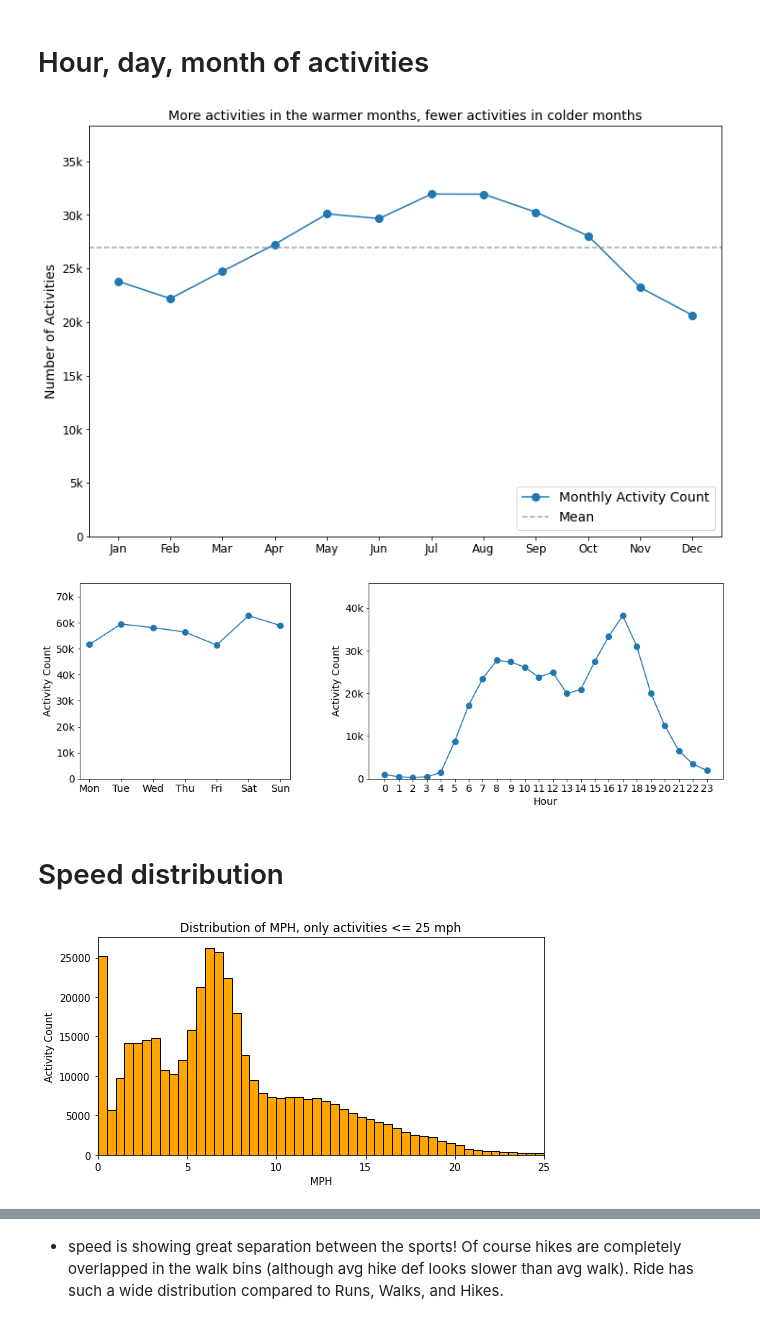
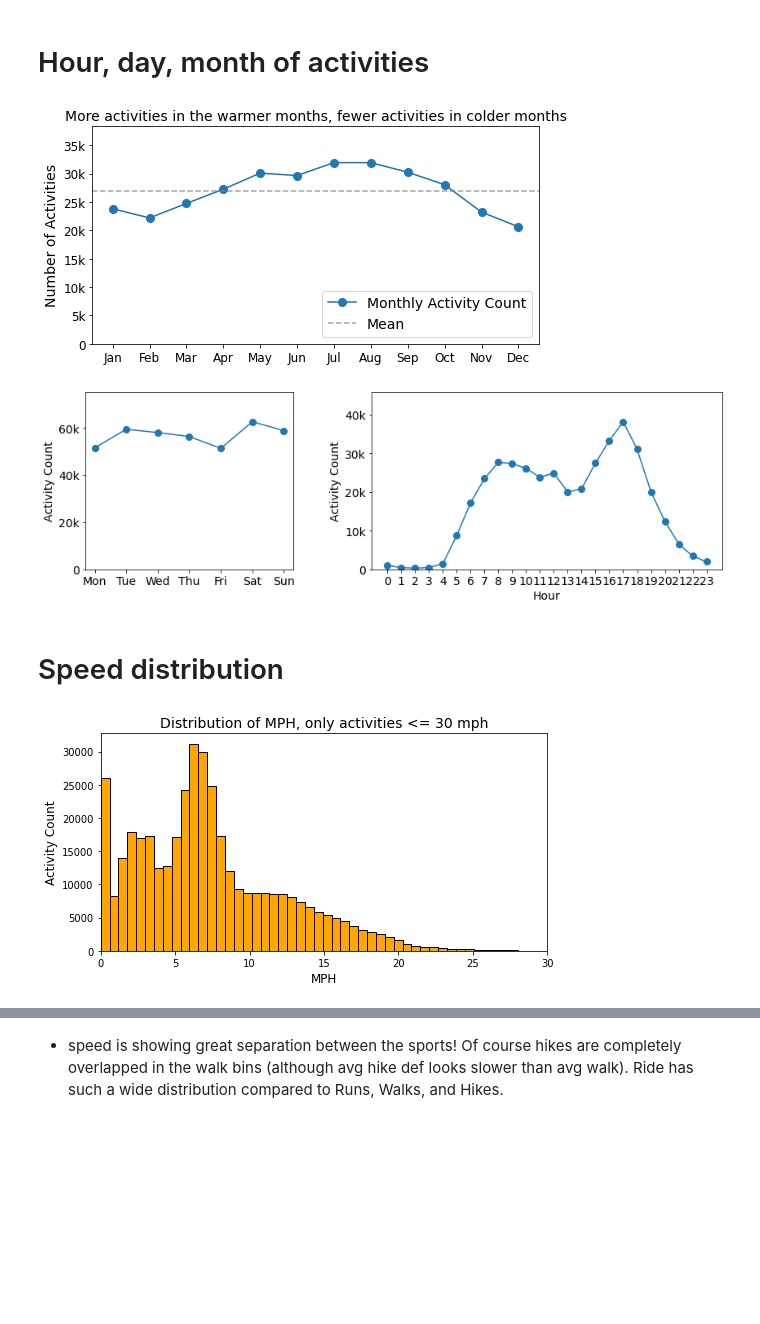
Before and after one commit to OGladfelter/sport-classification-model, a Jupyter notebook: 02-eda.ipynb, the cells around one changed output, grey strips where cells are left out. Saved outputs shown, nothing was run; the diff lists cells and outputs as text; code cells hidden in the pictures; blank space fills up the shorter version.

```diff
--- a/02-eda.ipynb
+++ b/02-eda.ipynb
@@ -211,7 +212,7 @@ max        61.000000      183.921955     874.769482    7257.460001
 values = df[df['is_northern_hemisphere'] == 1]['month'].value_counts().sort_index()
 
 # Create a single plot
-plt.figure(figsize=(12, 8))
+plt.figure(figsize=(8, 4))
 plt.plot(list(calendar.month_abbr)[1:], values, 'o-', markersize = 8, label='Monthly Activity Count')
 
 # Add mean line
@@ -229,49 +230,49 @@ plt.gca().yaxis.set_major_formatter(FuncFormatter(thousands))
 plt.show()
 
 # day
-fig = plt.figure(figsize=(16, 5))
+fig = plt.figure(figsize=(14, 4))
 gs = matplotlib.gridspec.GridSpec(1, 5, figure=fig, wspace=1.2)
 ax1 = fig.add_subplot(gs[0, :2])
 ax2 = fig.add_subplot(gs[0, 2:])
 
 day_values = df['dayofweek'].value_counts().sort_index()
 ax1.plot(calendar.day_abbr, day_values, 'o-', markersize=8)
 ax1.set_ylim(bottom=0, top=day_values.max() * 1.2)
 ax1.set_ylabel('Activity Count', fontsize=14)
 ax1.tick_params(axis='both', labelsize=14)
 ax1.yaxis.set_major_formatter(FuncFormatter(thousands))
 
 # hour
 hour_values = df['hour'].value_counts().sort_index()
 ax2.plot(hour_values, 'o-', markersize=8)
 ax2.set_ylim(bottom=0, top=hour_values.max() * 1.2)
 ax2.set_xticks(np.arange(24))
 ax2.set_xlabel('Hour', fontsize=14)
 ax2.set_ylabel('Activity Count', fontsize=14)
 ax2.tick_params(axis='both', labelsize=14)
 ax2.yaxis.set_major_formatter(FuncFormatter(thousands))
 
 plt.show()
 
 # Saturdays and Sundays are the most active days - weekend warriors rejoice!
 # Mondays and Fridays are the most popular rest days, which any runner/cyclist already knew
 
 # hour distribution makes sense too
 # %% [output]
-[figure, old version]
+[figure, new version]
-[figure, old version]
+[figure, new version]
 # %% [markdown]
 # Speed distribution
 # %%
-threshold = 25
+threshold = 30
 
 plt.figure(figsize=(8, 4))
 plt.hist(df[df['speed_mph'] <= threshold]['speed_mph'], bins=50, color='orange', edgecolor='black')
-plt.xlabel('MPH')
-plt.ylabel('Activity Count')
-plt.title(f'Distribution of MPH, only activities <= {threshold} mph')
+plt.xlabel('MPH', fontsize=12)
+plt.ylabel('Activity Count', fontsize=12)
+plt.title(f'Distribution of MPH, only activities <= {threshold} mph', fontsize=14)
 plt.xlim(0, threshold)
 plt.show()
 # %% [output]
-[figure, old version]
+[figure, new version]
 # %%
```
Also changed, not shown: parts of 14 cells of this notebook.
